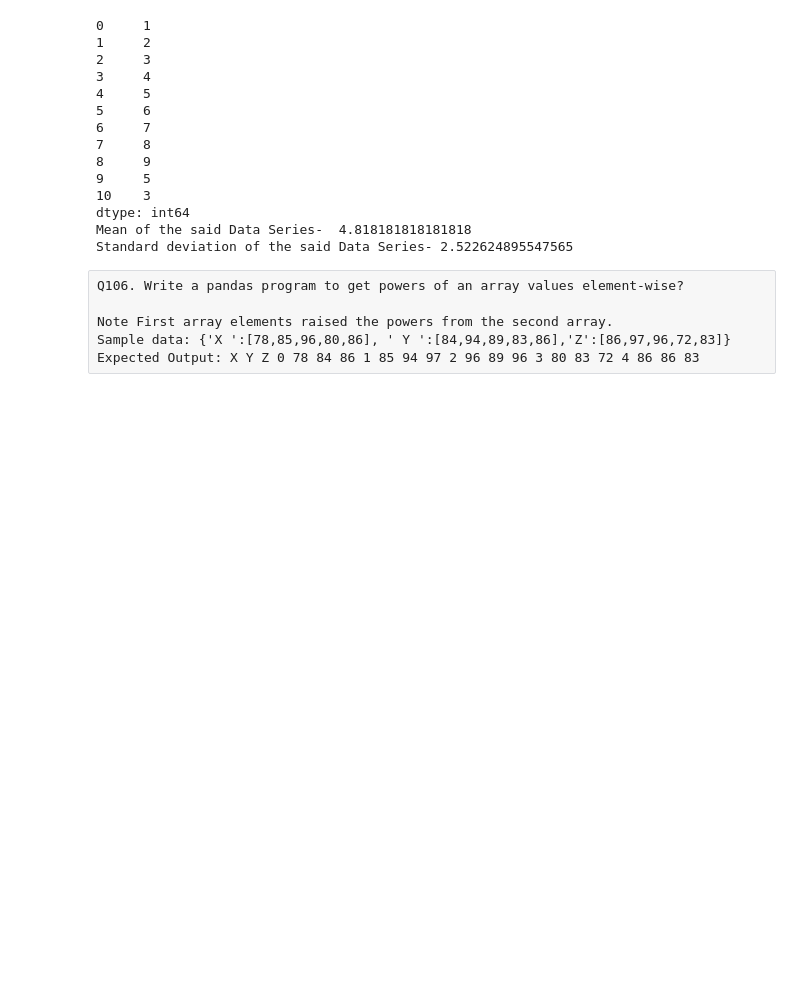
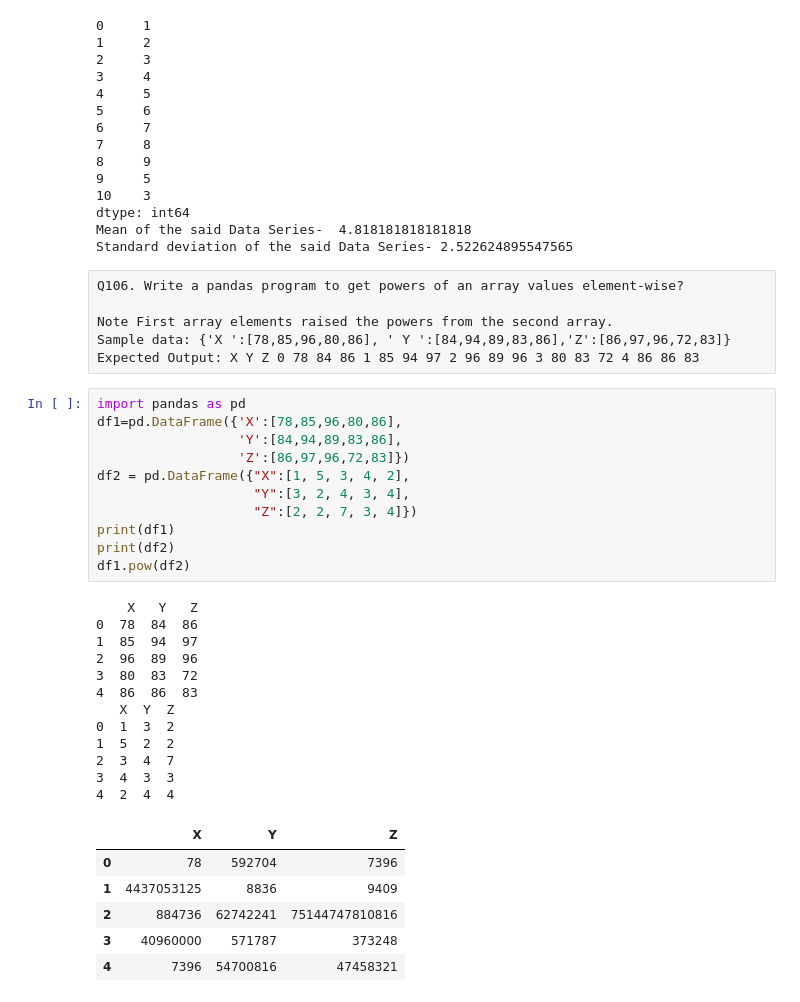
Before and after one commit to naveenkumardb/Python-Programming-Excercises, a Jupyter notebook: Python Subjective Programming Excercises.ipynb, the cells around one changed output. Drawn from its saved outputs; the diff is of its cells as text; blank space fills up the shorter version.

```diff
--- a/Python Subjective Programming Excercises.ipynb
+++ b/Python Subjective Programming Excercises.ipynb
@@ -2017,3 +2017,33 @@ Q106. Write a pandas program to get powers of an array values element-wise?
 Note First array elements raised the powers from the second array.
 Sample data: {'X ':[78,85,96,80,86], ' Y ':[84,94,89,83,86],'Z':[86,97,96,72,83]}
 Expected Output: X Y Z 0 78 84 86 1 85 94 97 2 96 89 96 3 80 83 72 4 86 86 83
+# %%
+import pandas as pd
+df1=pd.DataFrame({'X':[78,85,96,80,86],
+                  'Y':[84,94,89,83,86],
+                  'Z':[86,97,96,72,83]})
+df2 = pd.DataFrame({"X":[1, 5, 3, 4, 2],
+                    "Y":[3, 2, 4, 3, 4],
+                    "Z":[2, 2, 7, 3, 4]})
+print(df1)
+print(df2)
+df1.pow(df2)
+# %% [output]
+    X   Y   Z
+0  78  84  86
+1  85  94  97
+2  96  89  96
+3  80  83  72
+4  86  86  83
+   X  Y  Z
+0  1  3  2
+1  5  2  2
+2  3  4  7
+3  4  3  3
+4  2  4  4
+|  | X | Y | Z |
+| 0 | 78 | 592704 | 7396 |
+| 1 | 4437053125 | 8836 | 9409 |
+| 2 | 884736 | 62742241 | 75144747810816 |
+| 3 | 40960000 | 571787 | 373248 |
+| 4 | 7396 | 54700816 | 47458321 |
```
Also changed, not shown: parts of 20 cells of this notebook.
